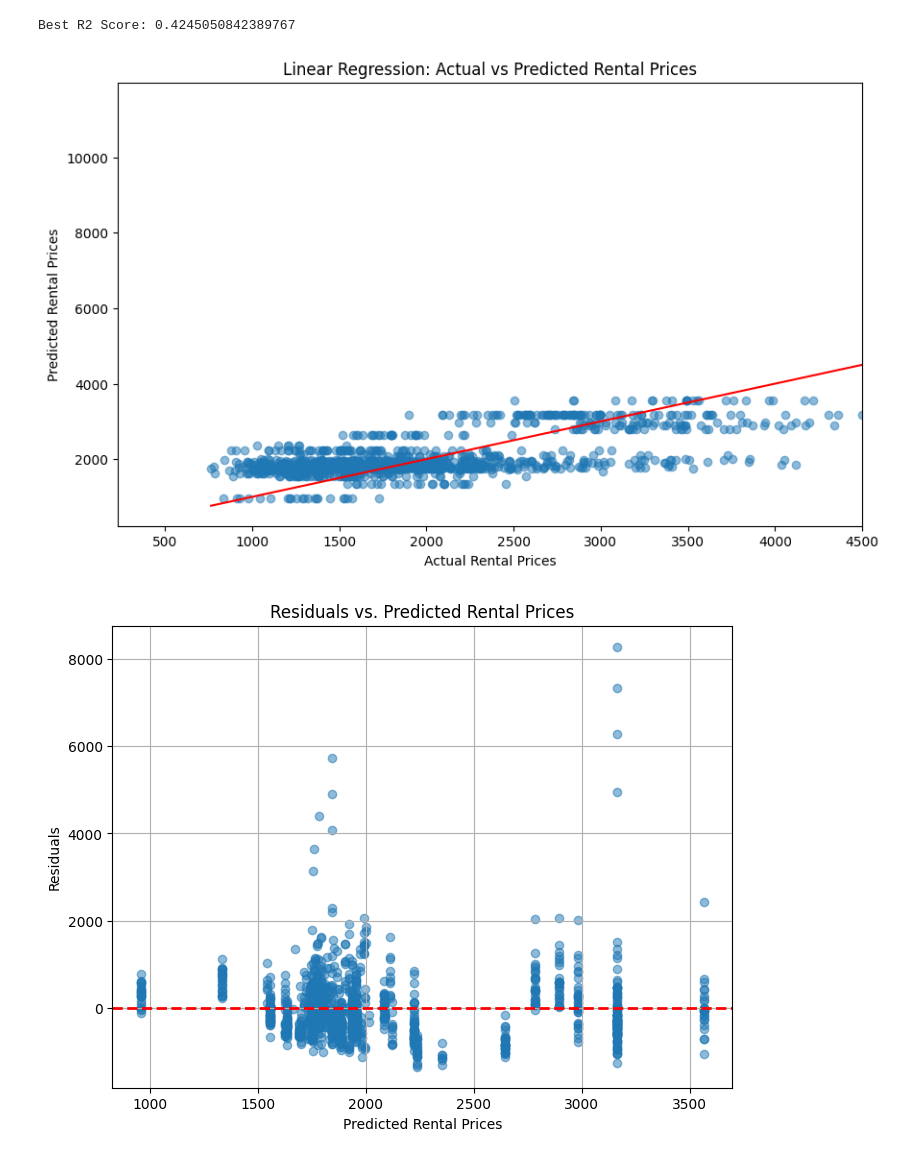
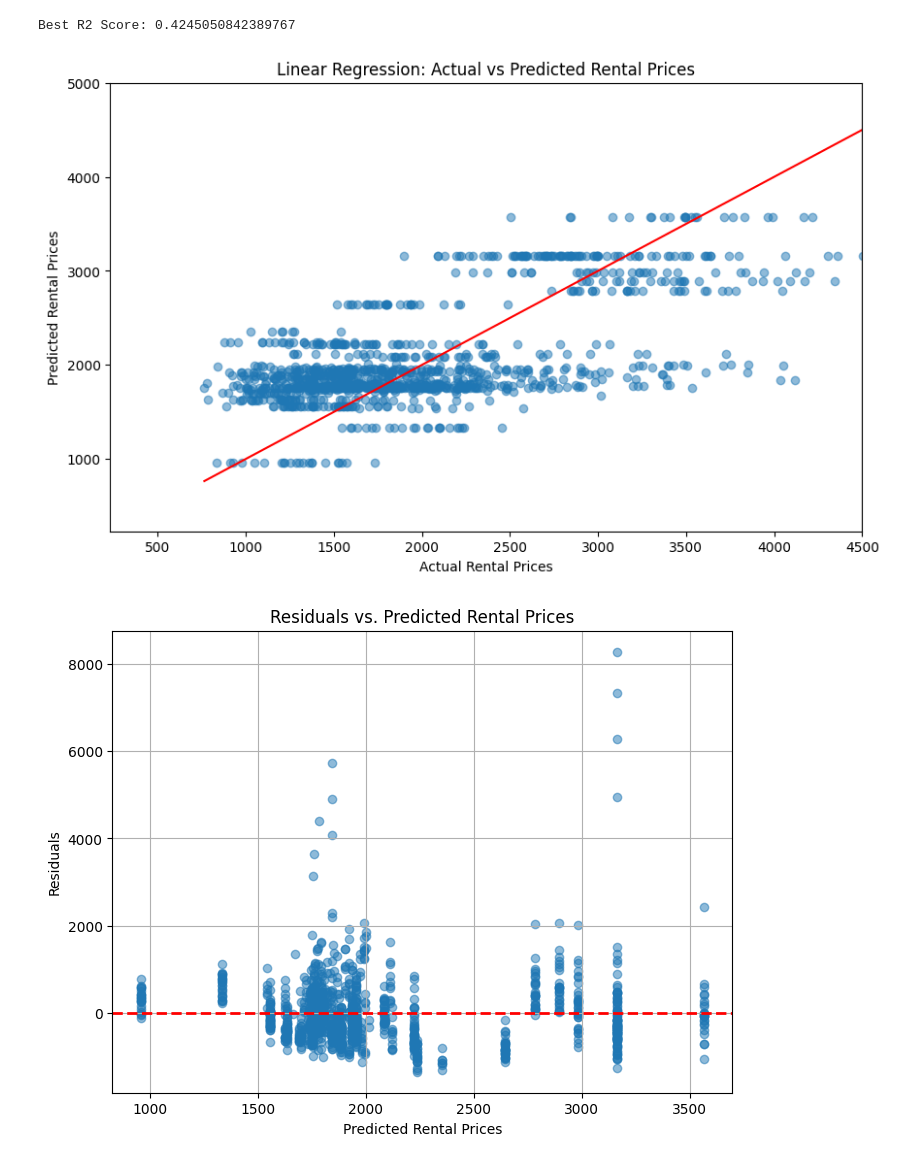
Before and after one commit to jeffmeredith/geospatial-rent-predict, a Jupyter notebook: train_spatial_model.ipynb, the cells around one changed output. Cells and saved outputs as stored; diff of their text form; code cells hidden in the pictures.

Commit message:
fixed plots and added next steps

```diff
--- a/train_spatial_model.ipynb
+++ b/train_spatial_model.ipynb
@@ -62,17 +62,18 @@ predicted_rental_prices = model.predict(X)
 # %%
 import matplotlib.pyplot as plt
 
 # Assuming you have the actual and predicted rental prices from your linear regression model
 plt.figure(figsize=(10,6))
 plt.scatter(actual_rental_prices, predicted_rental_prices, alpha=0.5)
 plt.plot([min(actual_rental_prices), max(actual_rental_prices)], [min(actual_rental_prices), max(actual_rental_prices)], color='red')  # Line of perfect prediction
 plt.xlim(right=4500)
+plt.ylim(top=5000)
 plt.xlabel('Actual Rental Prices')
 plt.ylabel('Predicted Rental Prices')
 plt.title('Linear Regression: Actual vs Predicted Rental Prices')
 plt.savefig('linear_regression_rental_price.png')
 # %% [output]
-[figure, old version]
+[figure, new version]
 # %%
 residuals = actual_rental_prices - predicted_rental_prices
 plt.figure(figsize=(8, 6))
```
Also changed, not shown: 3 other files.
